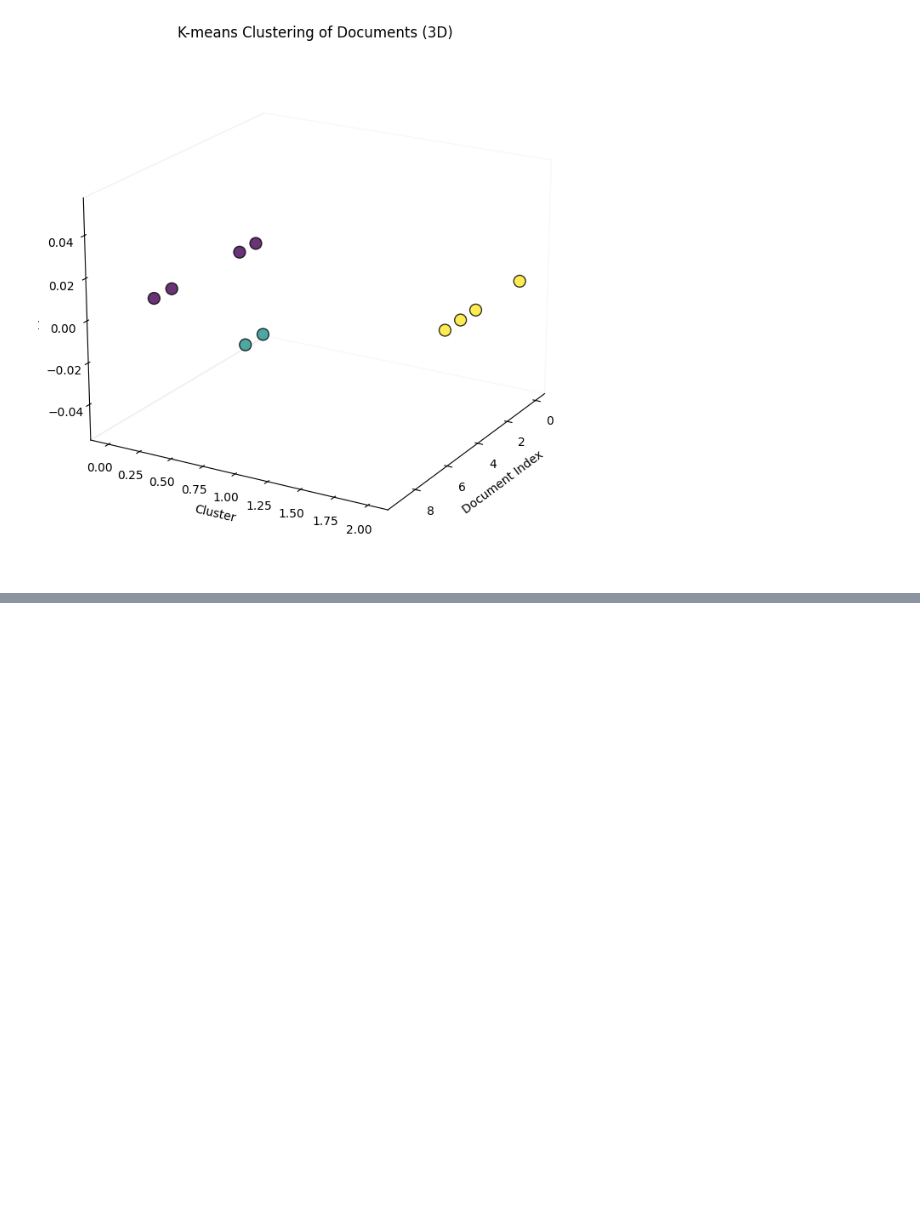
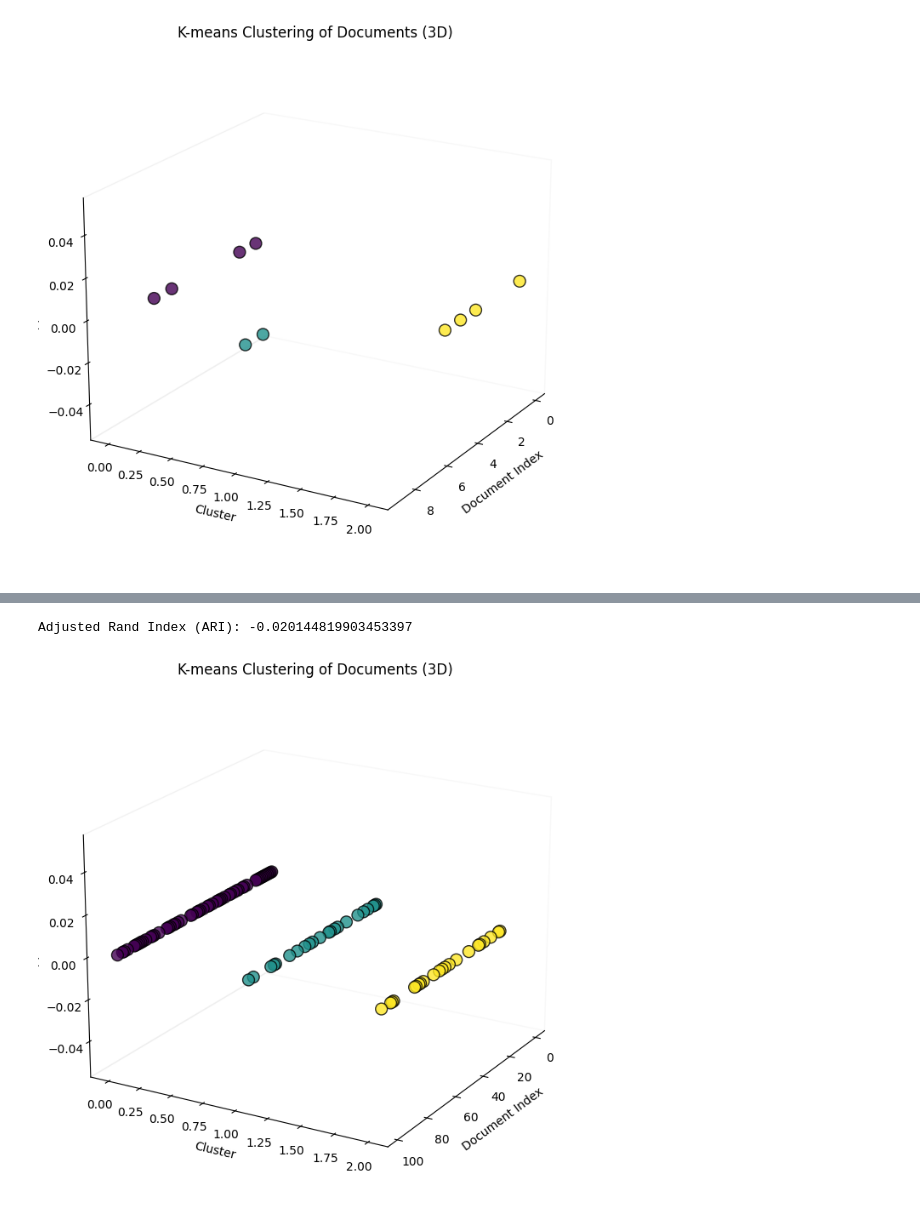
Before and after one commit to Jjioo/TP1_cv, a Jupyter notebook: kmeans.ipynb, the cells around one changed output, grey strips where cells are left out. Cells and saved outputs as stored; diff of their text form; code cells hidden in the pictures; blank space fills up the shorter version.

```diff
--- a/kmeans.ipynb
+++ b/kmeans.ipynb
@@ -132,0 +193,65 @@ Adjusted Rand Index (ARI): -0.06299212598425197
+# %%
+import numpy as np
+import pandas as pd
+import matplotlib.pyplot as plt
+from mpl_toolkits.mplot3d import Axes3D
+from sklearn.feature_extraction.text import TfidfVectorizer
+from sklearn.cluster import KMeans
+from sklearn.metrics import adjusted_rand_score
+from faker import Faker
+
+# Generate 100 synthetic text documents
+fake = Faker()
+documents = [fake.text() for _ in range(100)]
+
+# Create a TF-IDF vectorizer
+vectorizer = TfidfVectorizer(stop_words='english')
+X = vectorizer.fit_transform(documents)
+
+# Apply K-means clustering
+k = 3  # Number of clusters
+kmeans = KMeans(n_clusters=k, random_state=42)
+kmeans.fit(X)
+
+# Get cluster assignments
+labels = kmeans.labels_
+
+# Create a DataFrame to store the clusters and documents
+df = pd.DataFrame({'Cluster': labels, 'Document': documents})
+
+# Calculate adjusted Rand Index (ARI)
+true_labels = np.array([0, 0, 1, 0, 1, 1, 1, 0, 1, 2] * 10)  # Assigning labels manually
+ari = adjusted_rand_score(true_labels, labels)
+print(f"Adjusted Rand Index (ARI): {ari}")
+
+# Create a 3D scatter plot
+fig = plt.figure(figsize=(10, 8))
+ax = fig.add_subplot(111, projection='3d')
+
+# Scatter plot with enhanced settings
+scatter = ax.scatter(
+    df.index, df['Cluster'], np.zeros_like(df.index),
+    c=df['Cluster'], cmap='viridis',
+    s=100, marker='o', edgecolor='black', alpha=0.8
+)
+
+# Title and labels
+ax.set_title('K-means Clustering of Documents (3D)')
+ax.set_xlabel('Document Index')
+ax.set_ylabel('Cluster')
+ax.set_zlabel('Z')
+
+# Add grid lines
+ax.xaxis.pane.fill = False
+ax.yaxis.pane.fill = False
+ax.zaxis.pane.fill = False
+ax.grid(False)
+
+# Set viewing angle
+ax.view_init(elev=20, azim=30)
+
+# Show the plot
+plt.show()
+# %% [output]
+Adjusted Rand Index (ARI): -0.020144819903453397
+[figure, added]
```
Also changed, not shown: parts of 2 cells of this notebook.
